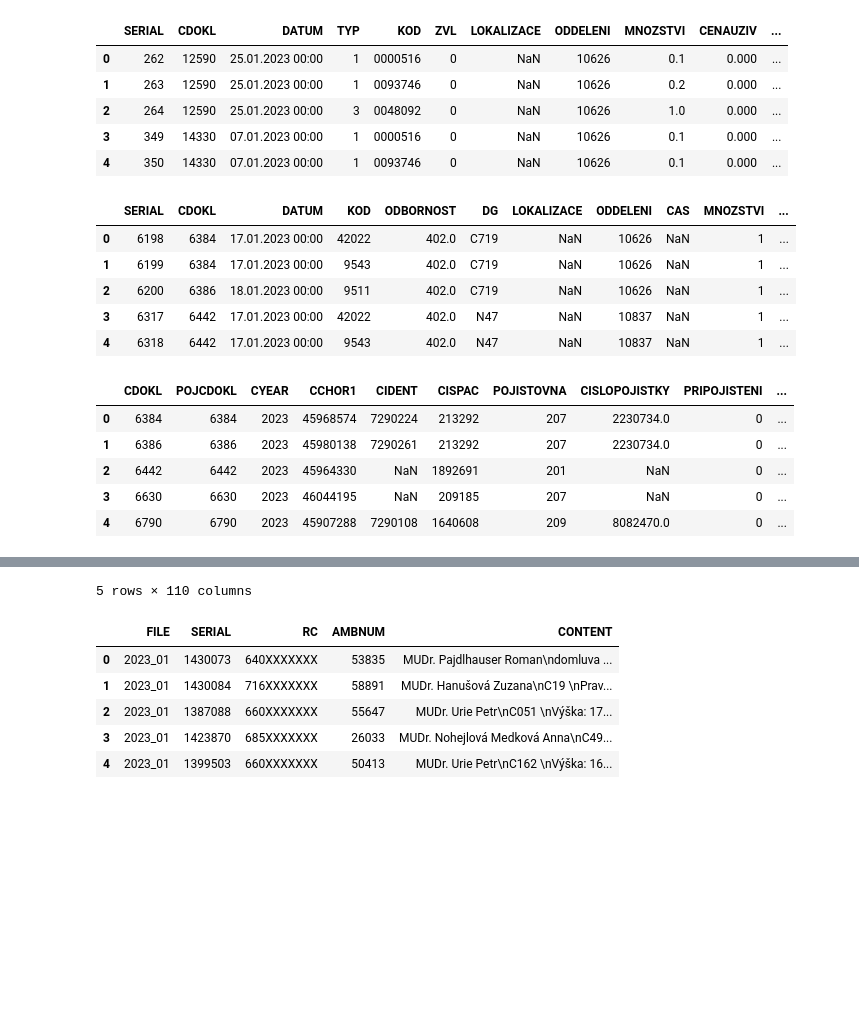
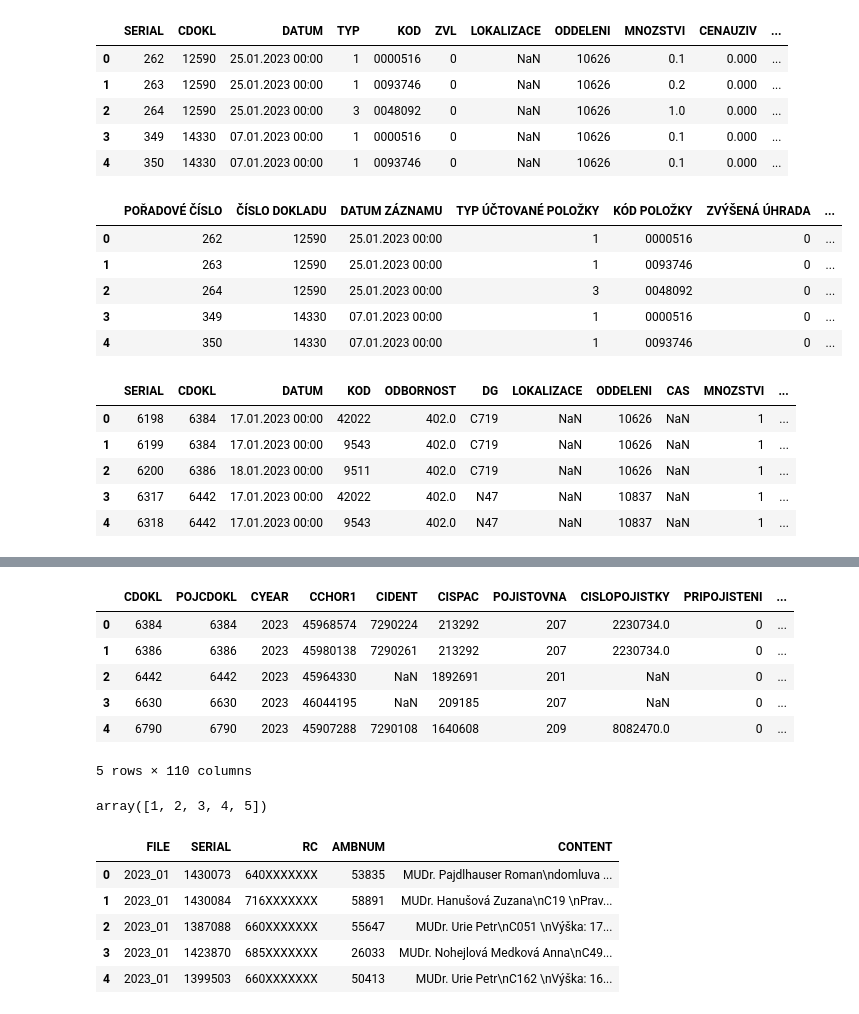
Before and after one commit to rmilosic/cody, a Jupyter notebook: david.ipynb, the cells around one changed output, grey strips where cells are left out. Drawn from its saved outputs; the diff is of its cells as text; code cells hidden in the pictures; blank space fills up the shorter version.

```diff
--- a/david.ipynb
+++ b/david.ipynb
@@ -5,51 +5,50 @@ from pathlib import Path
 
 import pandas as pd
 
-popisy = Path("POPISY")
 data = Path("data")
 
 pd.set_option("display.max_rows", 500)
 
 
 def human_readable(df: pd.DataFrame, map_file: str) -> str:
     import json
 
-    map_path = popisy / map_file
+    map_path = data / "popisy" / map_file
 
     with open(map_path, "r") as file:
         mapping = json.loads(file.read())
         return df.rename(columns=mapping)
 
 
 args = {"sep": ";", "encoding": "cp1250"}
 
 material = pd.read_csv(data / "vykazy" / "vyk_23_material_new.csv", **args)
 display(material.head())
-# display(human_readable(material, "vyk_material.json").head())
+display(human_readable(material, "vyk_material.json").head())
 
 vykony = pd.read_csv(data / "vykazy" / "vyk_23_vykony_new.csv", **args)
 display(vykony.head())
-# display(human_readable(vykony, "vyk_vykony.json").head())
+display(human_readable(vykony, "vyk_vykony.json").head())
 
 vykpac = pd.read_csv(data / "vykazy" / "vyk_23_vykpac_new.csv", **args)
 display(vykpac.head())
 # display(human_readable(vykpac, "vyk_vykpac.json").head())
 # %% [output]
 |  | SERIAL | CDOKL | DATUM | TYP | KOD | ZVL | LOKALIZACE | ODDELENI | MNOZSTVI | CENAUZIV | ... |
 | 0 | 262 | 12590 | 25.01.2023 00:00 | 1 | 0000516 | 0 | NaN | 10626 | 0.1 | 0.000 | ... |
 | 1 | 263 | 12590 | 25.01.2023 00:00 | 1 | 0093746 | 0 | NaN | 10626 | 0.2 | 0.000 | ... |
 | 2 | 264 | 12590 | 25.01.2023 00:00 | 3 | 0048092 | 0 | NaN | 10626 | 1.0 | 0.000 | ... |
 | 3 | 349 | 14330 | 07.01.2023 00:00 | 1 | 0000516 | 0 | NaN | 10626 | 0.1 | 0.000 | ... |
 | 4 | 350 | 14330 | 07.01.2023 00:00 | 1 | 0093746 | 0 | NaN | 10626 | 0.1 | 0.000 | ... |
-|  | SERIAL | CDOKL | DATUM | KOD | ODBORNOST | DG | LOKALIZACE | ODDELENI | CAS | MNOZSTVI | ... |
-| 0 | 6198 | 6384 | 17.01.2023 00:00 | 42022 | 402.0 | C719 | NaN | 10626 | NaN | 1 | ... |
-| 1 | 6199 | 6384 | 17.01.2023 00:00 | 9543 | 402.0 | C719 | NaN | 10626 | NaN | 1 | ... |
-| 2 | 6200 | 6386 | 18.01.2023 00:00 | 9511 | 402.0 | C719 | NaN | 10626 | NaN | 1 | ... |
-| 3 | 6317 | 6442 | 17.01.2023 00:00 | 42022 | 402.0 | N47 | NaN | 10837 | NaN | 1 | ... |
-| 4 | 6318 | 6442 | 17.01.2023 00:00 | 9543 | 402.0 | N47 | NaN | 10837 | NaN | 1 | ... |
+|  | POŘADOVÉ ČÍSLO | ČÍSLO DOKLADU | DATUM ZÁZNAMU | TYP ÚČTOVANÉ POLOŽKY | KÓD POLOŽKY | ZVÝŠENÁ ÚHRADA | ... |
+| 0 | 262 | 12590 | 25.01.2023 00:00 | 1 | 0000516 | 0 | ... |
+| 1 | 263 | 12590 | 25.01.2023 00:00 | 1 | 0093746 | 0 | ... |
+| 2 | 264 | 12590 | 25.01.2023 00:00 | 3 | 0048092 | 0 | ... |
+| 3 | 349 | 14330 | 07.01.2023 00:00 | 1 | 0000516 | 0 | ... |
+| 4 | 350 | 14330 | 07.01.2023 00:00 | 1 | 0093746 | 0 | ... |
-|  | CDOKL | POJCDOKL | CYEAR | CCHOR1 | CIDENT | CISPAC | POJISTOVNA | CISLOPOJISTKY | PRIPOJISTENI | ... |
-| 0 | 6384 | 6384 | 2023 | 45968574 | 7290224 | 213292 | 207 | 2230734.0 | 0 | ... |
-| 1 | 6386 | 6386 | 2023 | 45980138 | 7290261 | 213292 | 207 | 2230734.0 | 0 | ... |
-| 2 | 6442 | 6442 | 2023 | 45964330 | NaN | 1892691 | 201 | NaN | 0 | ... |
-| 3 | 6630 | 6630 | 2023 | 46044195 | NaN | 209185 | 207 | NaN | 0 | ... |
-| 4 | 6790 | 6790 | 2023 | 45907288 | 7290108 | 1640608 | 209 | 8082470.0 | 0 | ... |
+|  | SERIAL | CDOKL | DATUM | KOD | ODBORNOST | DG | LOKALIZACE | ODDELENI | CAS | MNOZSTVI | ... |
+| 0 | 6198 | 6384 | 17.01.2023 00:00 | 42022 | 402.0 | C719 | NaN | 10626 | NaN | 1 | ... |
+| 1 | 6199 | 6384 | 17.01.2023 00:00 | 9543 | 402.0 | C719 | NaN | 10626 | NaN | 1 | ... |
+| 2 | 6200 | 6386 | 18.01.2023 00:00 | 9511 | 402.0 | C719 | NaN | 10626 | NaN | 1 | ... |
+| 3 | 6317 | 6442 | 17.01.2023 00:00 | 42022 | 402.0 | N47 | NaN | 10837 | NaN | 1 | ... |
+| 4 | 6318 | 6442 | 17.01.2023 00:00 | 9543 | 402.0 | N47 | NaN | 10837 | NaN | 1 | ... |
@@ -56,4 +61,14 @@ display(vykpac.head())
+|  | CDOKL | POJCDOKL | CYEAR | CCHOR1 | CIDENT | CISPAC | POJISTOVNA | CISLOPOJISTKY | PRIPOJISTENI | ... |
+| 0 | 6384 | 6384 | 2023 | 45968574 | 7290224 | 213292 | 207 | 2230734.0 | 0 | ... |
+| 1 | 6386 | 6386 | 2023 | 45980138 | 7290261 | 213292 | 207 | 2230734.0 | 0 | ... |
+| 2 | 6442 | 6442 | 2023 | 45964330 | NaN | 1892691 | 201 | NaN | 0 | ... |
+| 3 | 6630 | 6630 | 2023 | 46044195 | NaN | 209185 | 207 | NaN | 0 | ... |
+| 4 | 6790 | 6790 | 2023 | 45907288 | 7290108 | 1640608 | 209 | 8082470.0 | 0 | ... |
 5 rows × 110 columns
+# %%
+vykony["MNOZSTVI"].unique()
+# %% [output]
+array([1, 2, 3, 4, 5])
 # %%
 import re
 from pathlib import Path
```
Also changed, not shown: parts of 2 cells of this notebook, 2 other files.
